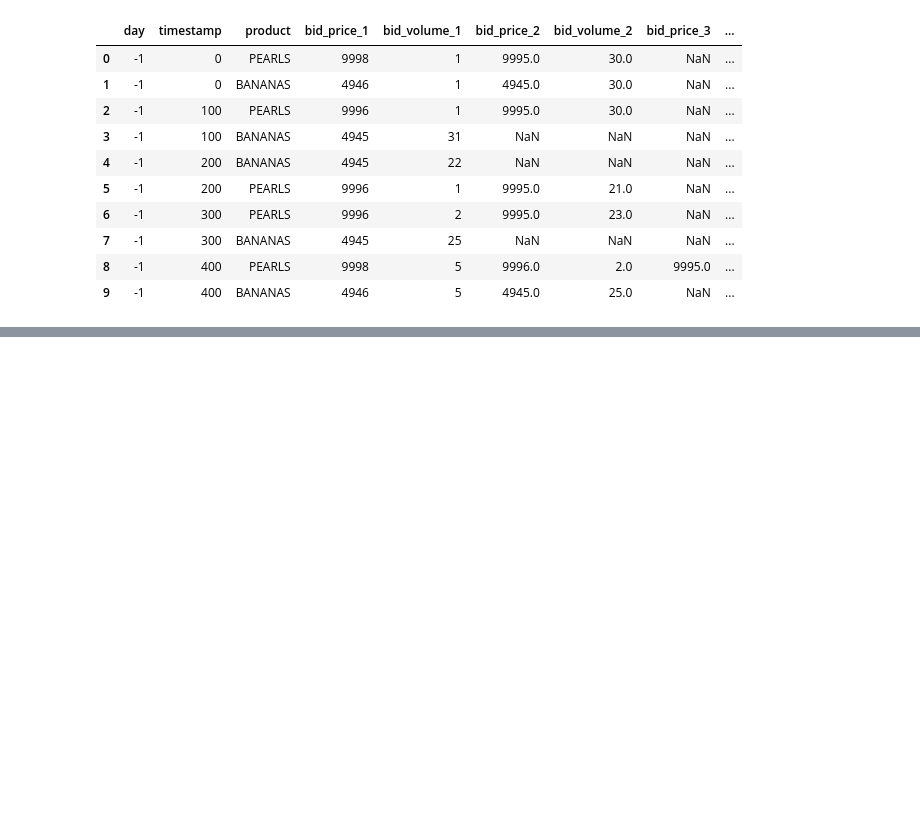
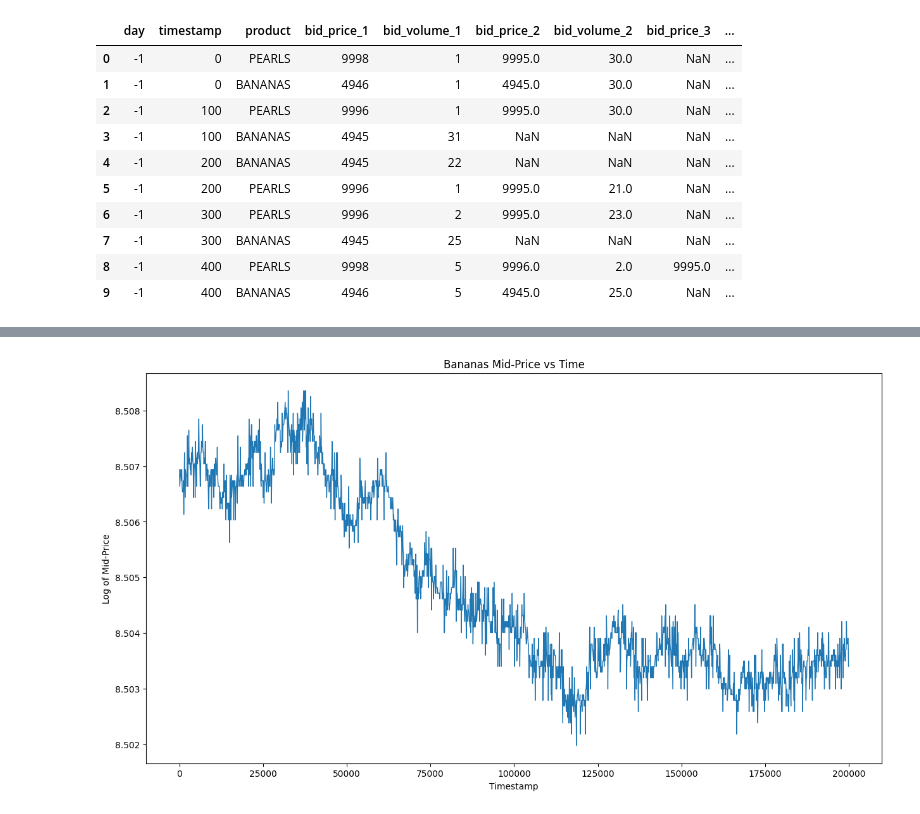
Before and after one commit to kzqiu/imc-2023, a Jupyter notebook: readtest.ipynb, the cells around one changed output, grey strips where cells are left out. Drawn from its saved outputs; the diff is of its cells as text; code cells hidden in the pictures; blank space fills up the shorter version.

```diff
--- a/readtest.ipynb
+++ b/readtest.ipynb
@@ -19,0 +55,3 @@ df.head(10)
+# %%
+bananas = mids[mids['product'] == 'BANANAS']
+bananas.head()
@@ -19,0 +65,13 @@ df.head(10)
+# %%
+x = bananas['timestamp']
+y = np.log(bananas['mid_price'].to_numpy())
+# y = bananas['mid_price']
+
+plt.figure(figsize=(15, 8))
+plt.title('Bananas Mid-Price vs Time')
+plt.xlabel('Timestamp')
+plt.ylabel('Log of Mid-Price')
+plt.plot(x, y, linewidth=1)
+plt.show()
+# %% [output]
+[figure, added]
```
Also changed, not shown: parts of 5 cells of this notebook, 1 other file.
